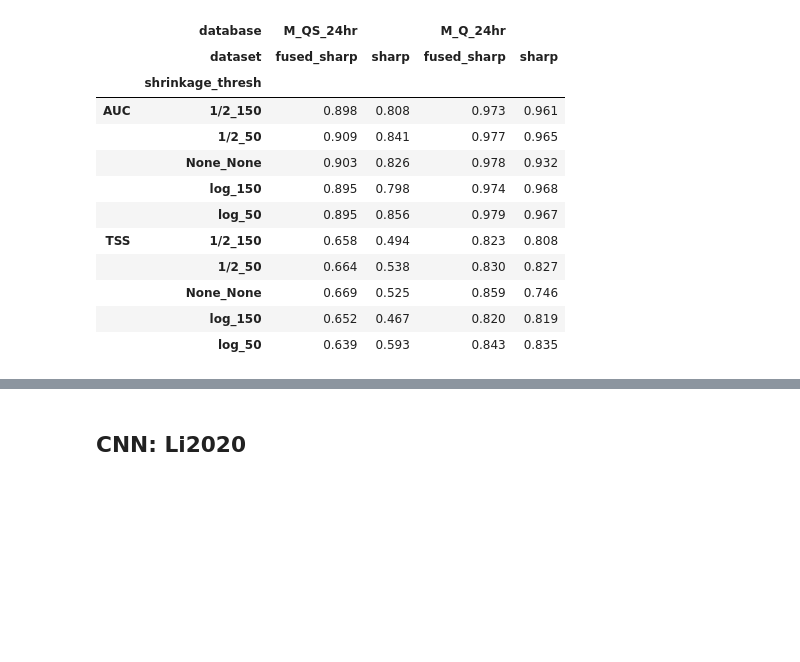
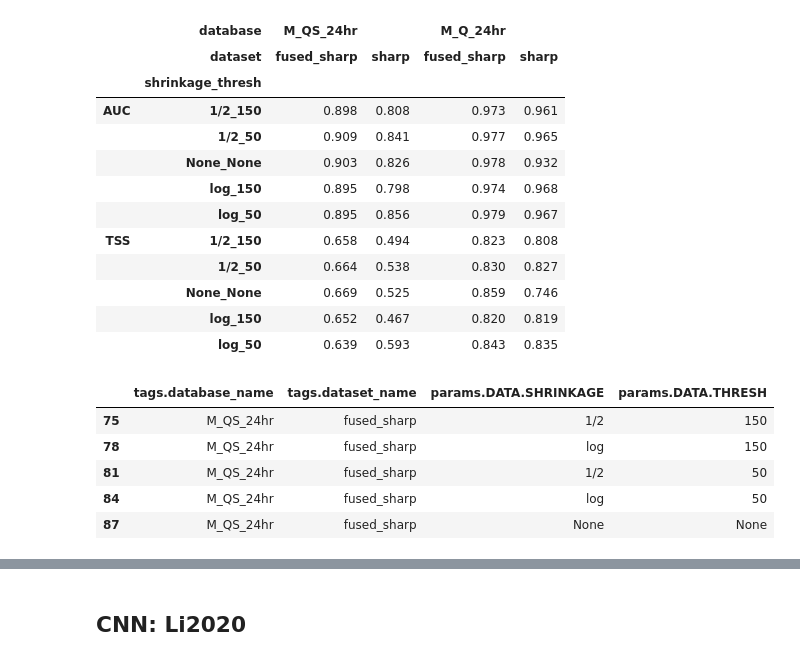
Before and after one commit to ZeyuSun/flare-prediction-smarp, a Jupyter notebook: notebooks/mlflow_results.ipynb, the cells around one changed output, grey strips where cells are left out. Saved outputs shown, nothing was run; the diff lists cells and outputs as text; code cells hidden in the pictures; blank space fills up the shorter version.

```diff
--- a/notebooks/mlflow_results.ipynb
+++ b/notebooks/mlflow_results.ipynb
@@ -673,3 +688,18 @@ style(_runs, by=['database', 'dataset', 'shrinkage_thresh'])
 |  | None_None | 0.669 | 0.525 | 0.859 | 0.746 |
 |  | log_150 | 0.652 | 0.467 | 0.820 | 0.819 |
 |  | log_50 | 0.639 | 0.593 | 0.843 | 0.835 |
+# %%
+mask = ((runs_raw['params.DATA.SEED'] == '0') &
+    (runs_raw['tags.database_name'] == 'M_QS_24hr') &
+    (runs_raw['tags.dataset_name'] == 'fused_sharp'))
+runs_raw.loc[
+    mask,
+    ['tags.database_name', 'tags.dataset_name', 'params.DATA.SHRINKAGE', 'params.DATA.THRESH']
+]
+# %% [output]
+|  | tags.database_name | tags.dataset_name | params.DATA.SHRINKAGE | params.DATA.THRESH |
+| 75 | M_QS_24hr | fused_sharp | 1/2 | 150 |
+| 78 | M_QS_24hr | fused_sharp | log | 150 |
+| 81 | M_QS_24hr | fused_sharp | 1/2 | 50 |
+| 84 | M_QS_24hr | fused_sharp | log | 50 |
+| 87 | M_QS_24hr | fused_sharp | None | None |
```
Also changed, not shown: parts of 5 cells of this notebook.
